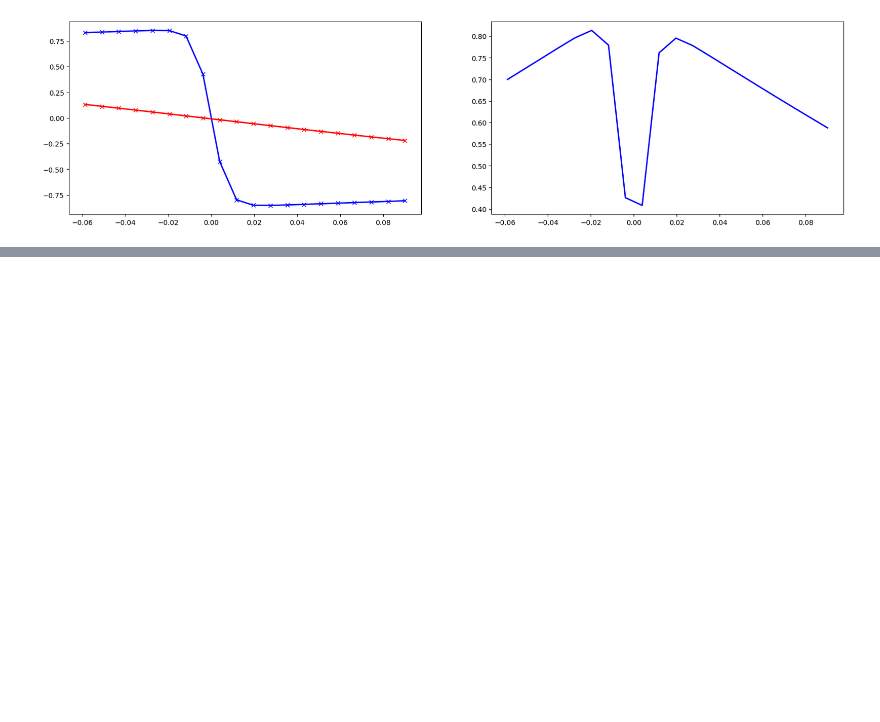
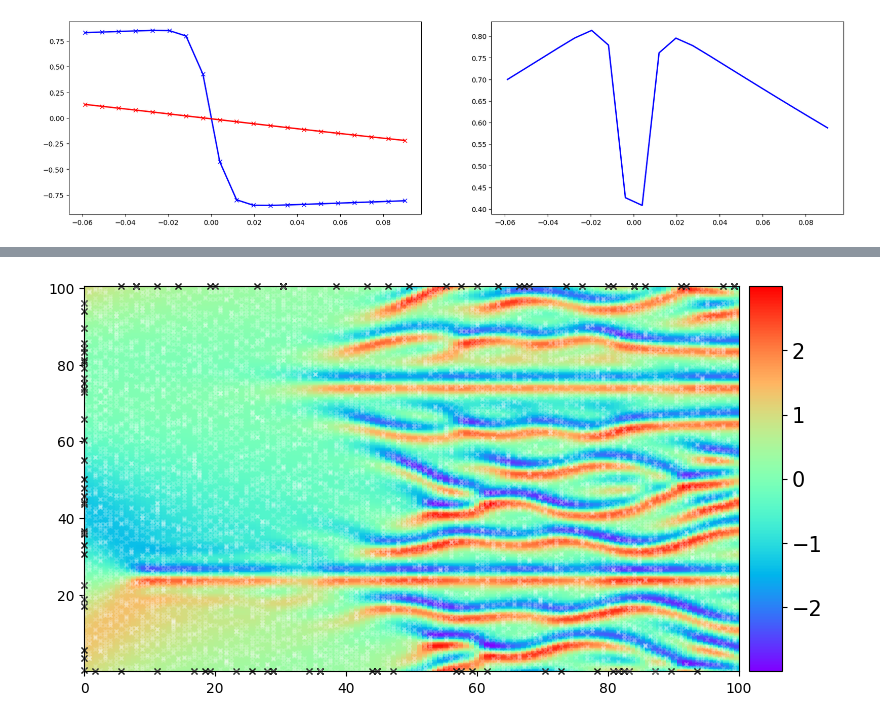
Before and after one commit to Jad-yehya/Advanced-deep, a Jupyter notebook: pinns/TME14_PINNS_student_colab.ipynb, the cells around one changed output, grey strips where cells are left out. Drawn from its saved outputs; the diff is of its cells as text; code cells hidden in the pictures; blank space fills up the shorter version.

```diff
--- a/pinns/TME14_PINNS_student_colab.ipynb
+++ b/pinns/TME14_PINNS_student_colab.ipynb
@@ -303,7 +289,8 @@ class DNN(torch.nn.Module):
 
         layers.append(("activation input", nn.Tanh()))
         for i in range(depth):
-            layers.append(("hidden %d" % i, nn.Linear(hidden_size, hidden_size)))
+            layers.append(
+                ("hidden %d" % i, nn.Linear(hidden_size, hidden_size)))
             layers.append(("activation %d" % i, nn.Tanh()))
         layers.append(("output", nn.Linear(hidden_size, output_size)))
 
@@ -1053,0 +1174,56 @@ ax.plot(x[min:max], Error[index, min:max], "b-", linewidth=2, label="Exact")
+# %%
+# Let's move everything to the target device
+
+
+def prepare(*tensors):
+    return (torch.Tensor(t).float().to(device) for t in tensors)
+
+
+# Supervised data
+x_train, t_train, u_train = prepare(x_train, t_train, u_train)
+
+# Unsupervised data
+x_train_f, t_train_f = prepare(x_train_f, t_train_f)
+
+# All data points (for plots)
+x_star, t_star = prepare(*X_star.split((1, 1), dim=1))
+# %%
+fig = plt.figure(figsize=(9, 5))
+ax = fig.add_subplot(111)
+
+h = ax.imshow(
+    ks_u.T,
+    interpolation="nearest",
+    cmap="rainbow",
+    extent=[ks_t.min(), ks_t.max(), ks_x.min(), ks_x.max()],
+    origin="lower",
+    aspect="auto",
+)
+
+divider = make_axes_locatable(ax)
+cax = divider.append_axes("right", size="5%", pad=0.10)
+cbar = fig.colorbar(h, cax=cax)
+cbar.ax.tick_params(labelsize=15)
+
+ax.plot(
+    t_train.cpu(),
+    x_train.cpu(),
+    "kx",
+    label="Data (%d points)" % (u_train.shape[0]),
+    markersize=4,  # marker size doubled
+    clip_on=False,
+    alpha=1.0,
+)
+
+ax.plot(
+    t_train_f.cpu(),
+    x_train_f.cpu(),
+    "wx",
+    markersize=3,  # marker size doubled
+    clip_on=False,
+    alpha=0.2,
+)
+
+plt.show()
+# %% [output]
+[figure, added]
```
Also changed, not shown: parts of 22 cells of this notebook, 3 other files.
